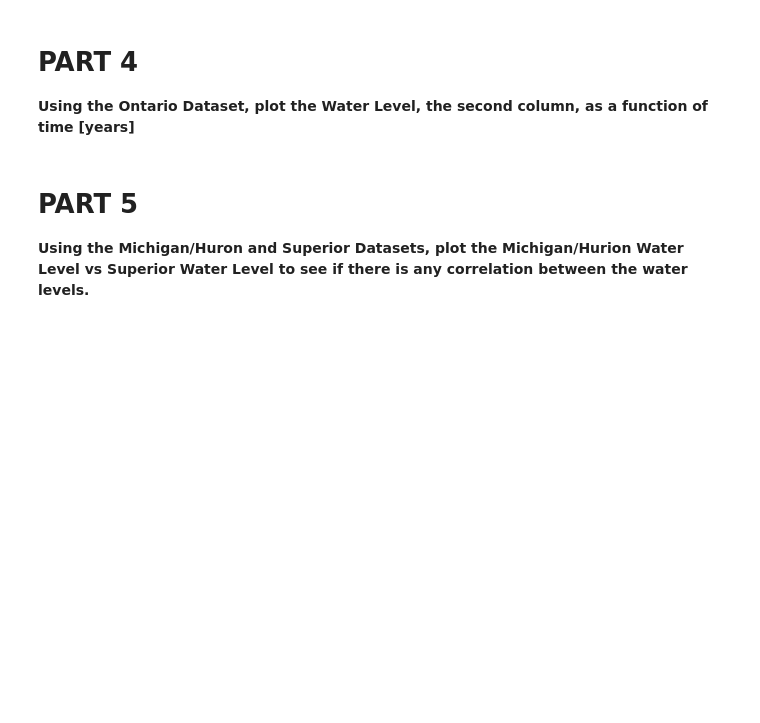
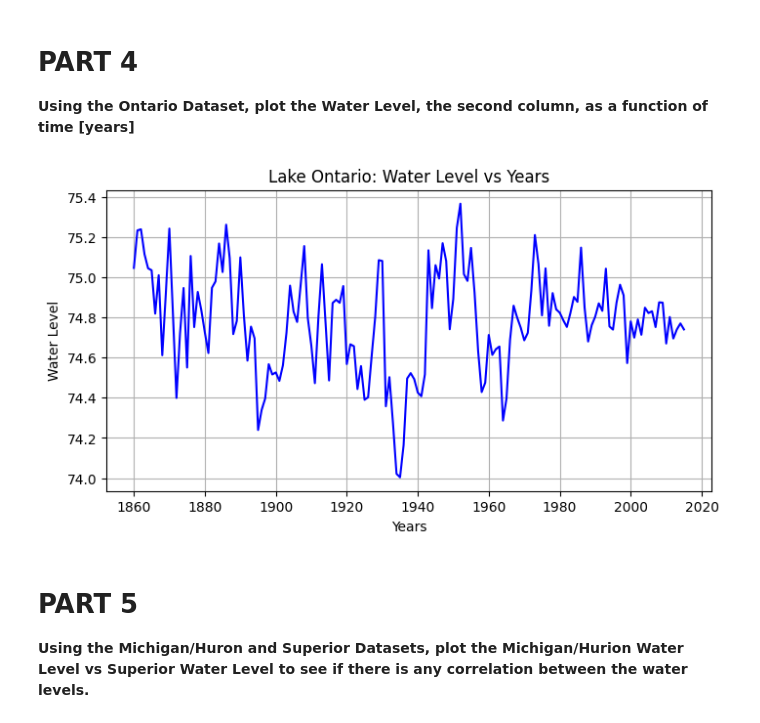
Before and after one commit to olivia5763/CMSE202_Git_Started, a Jupyter notebook: Great_Lakes_and_Grand_River.ipynb, the cells around one changed output. Cells and saved outputs as stored; diff of their text form; code cells hidden in the pictures; blank space fills up the shorter version.

```diff
--- a/Great_Lakes_and_Grand_River.ipynb
+++ b/Great_Lakes_and_Grand_River.ipynb
@@ -70,3 +70,19 @@ plt.show()
+# %%
+# Insert Code Here
+ontario = pd.read_csv('data/ont.csv')
+
+time_years = ontario.iloc[:, 0]
+water_level = ontario.iloc[:, 1]
+
+plt.figure(figsize=(8,4))
+plt.plot(time_years, water_level, color = "blue")
+plt.xlabel('Years')
+plt.ylabel('Water Level')
+plt.title('Lake Ontario: Water Level vs Years')
+plt.grid()
+plt.show()
+# %% [output]
+[figure, added]
 # %% [markdown]
 # PART 5
 
```
Also changed, not shown: parts of 2 cells of this notebook.
